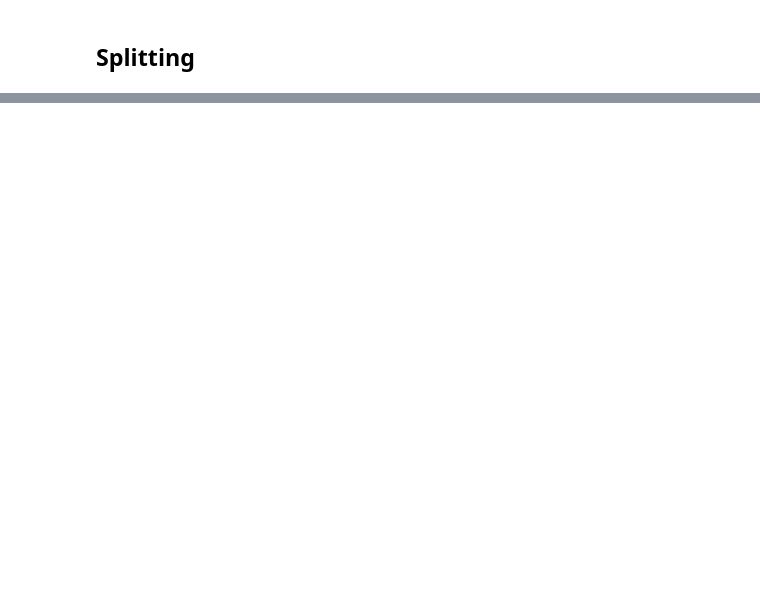
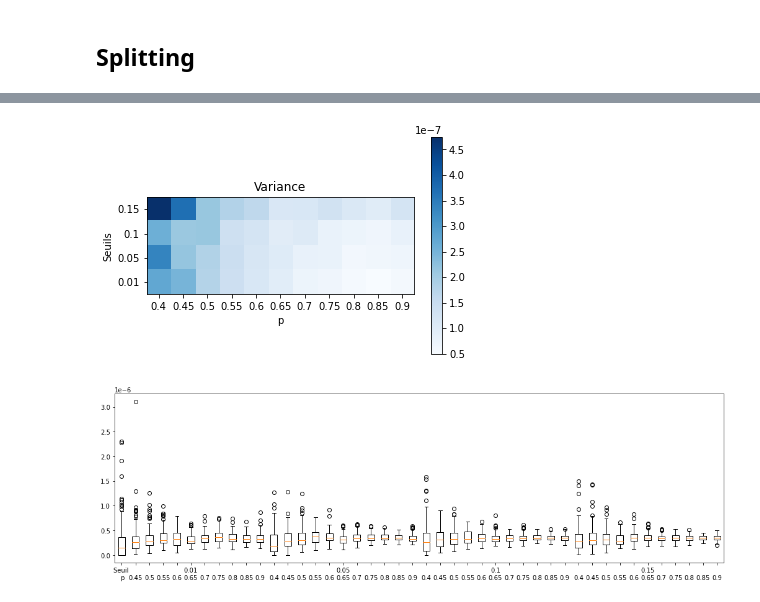
Before and after one commit to pinnertw/Modal, a Jupyter notebook: TPs/Projet_Modal-Q1-1.ipynb, the cells around one changed output, grey strips where cells are left out. Saved outputs shown, nothing was run; the diff lists cells and outputs as text; code cells hidden in the pictures; blank space fills up the shorter version.

```diff
--- a/TPs/Projet_Modal-Q1-1.ipynb
+++ b/TPs/Projet_Modal-Q1-1.ipynb
@@ -536,0 +576,5 @@ print("Estimation de la probabilité de ruine pour m=1 par méthode de Splitting
+# %%
+analyse("probas3.npy", seuils, ps)
+# %% [output]
+[figure, added]
+[figure, added]
```
Also changed, not shown: parts of 18 cells of this notebook, 16 other files.
